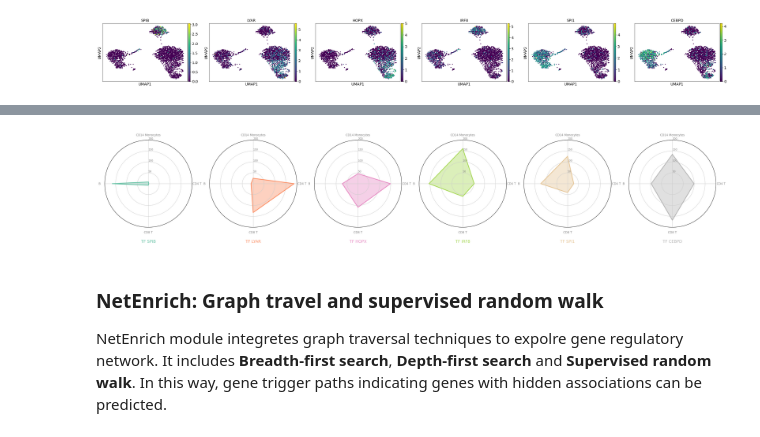
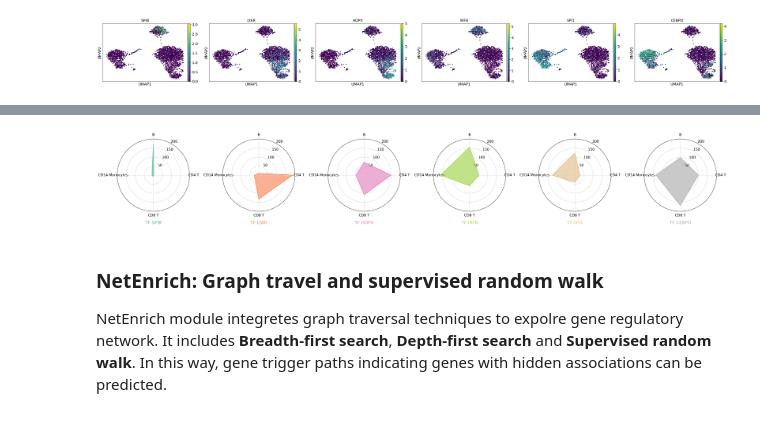
Before and after one commit to MingBit/PySCNet, a Jupyter notebook: tutorial/pyscnet_scanpy.ipynb, the cells around one changed output, grey strips where cells are left out. Saved outputs shown, nothing was run; the diff lists cells and outputs as text; code cells hidden in the pictures.

```diff
--- a/tutorial/pyscnet_scanpy.ipynb
+++ b/tutorial/pyscnet_scanpy.ipynb
@@ -284,38 +305,39 @@ def make_spider(row, title, color):
     ax.set_theta_offset(pi / 2)
     ax.set_theta_direction(-1)
 
     # Draw one axe per variable + add labels labels yet
-    plt.xticks(angles[:-1], categories, color='grey', size=8)
+    plt.xticks(angles[:-1], categories, color='black', size=12, x=0.5)
 
     # Draw ylabels
     ax.set_rlabel_position(0)
-    plt.yticks([50, 100, 150, 200], ["50","100","150", "200"], color="grey", size=7)
+    plt.yticks([50, 100, 150, 200], ["50","100","150", "200"], color="black", size=12, x=0.5)
     plt.ylim(0,200)
 
     # Ind1
     values=df.loc[row].drop('node').values.flatten().tolist()
     values += values[:1]
     ax.plot(angles, values, color=color, linewidth=2, linestyle='solid')
-    ax.fill(angles, values, color=color, alpha=0.4)
+    ax.fill(angles, values, color=color, alpha=0.7)
 
     # Add a title
-    plt.title(title, size=11, color=color, y=-0.2)
+    plt.title(title, size=15, color=color, y=-0.2)
 
 # ------- PART 2: Apply to all individuals
 # initialize the figure
 my_dpi=96
 plt.figure(figsize=(30,80), dpi=120)
 
 # Create a color palette:
 my_palette = plt.cm.get_cmap("Set2", len(df.index))
 
 # Loop to plot
 for row in list(df.index):
     make_spider(row=row, title='TF '+df['node'][row], color=my_palette(row))
 
+plt.tight_layout()
 plt.savefig('tutorial_data/pyscnet_scanpy_pbmc/Marker_Radar_Plot.pdf', bbox_inches='tight')
 # %% [output]
-[figure, old version]
+[figure, new version]
 # %% [markdown]
 ### NetEnrich: Graph travel and supervised random walk
 NetEnrich module integretes graph traversal techniques to expolre gene regulatory network. It includes **Breadth-first search**, **Depth-first search** and **Supervised random walk**. In this way, gene trigger paths indicating genes with hidden associations can be predicted.
```
Also changed, not shown: parts of 8 cells of this notebook, 9 other files.
